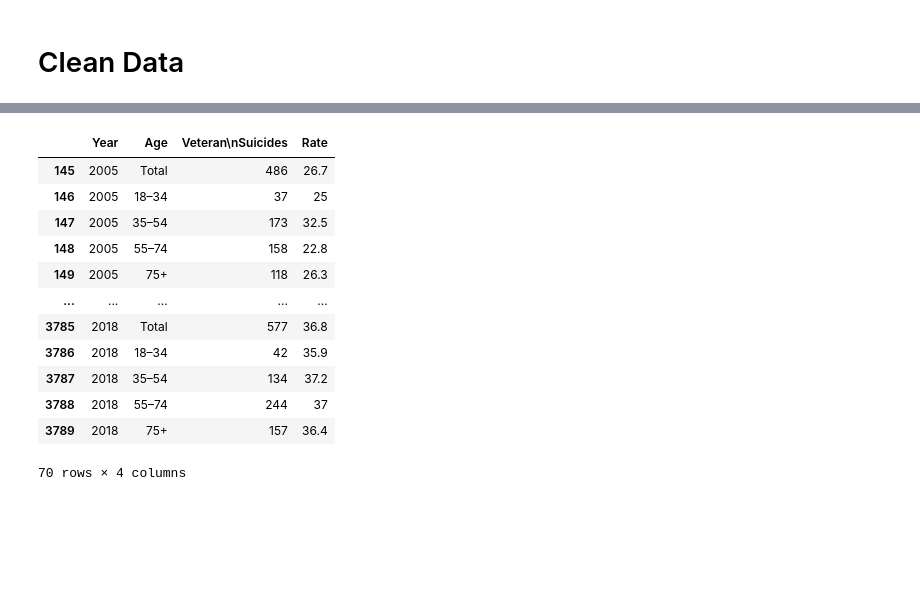
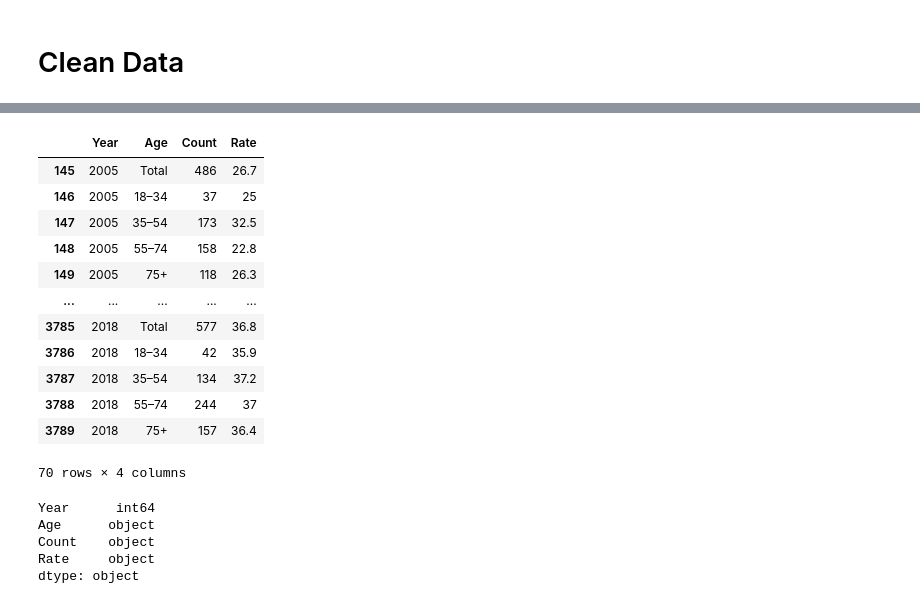
Before and after one commit to j89livingston/FSPC_Dashboard, a Jupyter notebook: Resources/Military Suicide Data/military suicides by age.ipynb, the cells around one changed output, grey strips where cells are left out. Drawn from its saved outputs; the diff is of its cells as text; code cells hidden in the pictures; blank space fills up the shorter version.

Commit message:
clean military data by age

```diff
--- a/Resources/Military Suicide Data/military suicides by age.ipynb
+++ b/Resources/Military Suicide Data/military suicides by age.ipynb
@@ -75,12 +75,12 @@ data
 # %%
 # rename columns
 rename_data= data.rename(columns={'Age\nGroup': 'Age',
-                            'Veteran\nSuicides':'Count',
-                                'Veteran\nSuicide\nRate\nper\n100,000': 'Rate' })
+                                'Veteran\nSuicide\nRate\nper\n100,000': 'Rate',
+                                 'VeteranSuicides ': 'Count'})
 
 rename_data
 # %% [output]
-|  | Year | Age | Veteran\nSuicides | Rate |
+|  | Year | Age | Count | Rate |
 | 145 | 2005 | Total | 486 | 26.7 |
 | 146 | 2005 | 18–34 | 37 | 25 |
 | 147 | 2005 | 35–54 | 173 | 32.5 |
@@ -97,0 +96,8 @@ rename_data
+# %%
+rename_data.dtypes
+# %% [output]
+Year      int64
+Age      object
+Count    object
+Rate     object
+dtype: object
```
Also changed, not shown: parts of 7 cells of this notebook, 2 other files.
